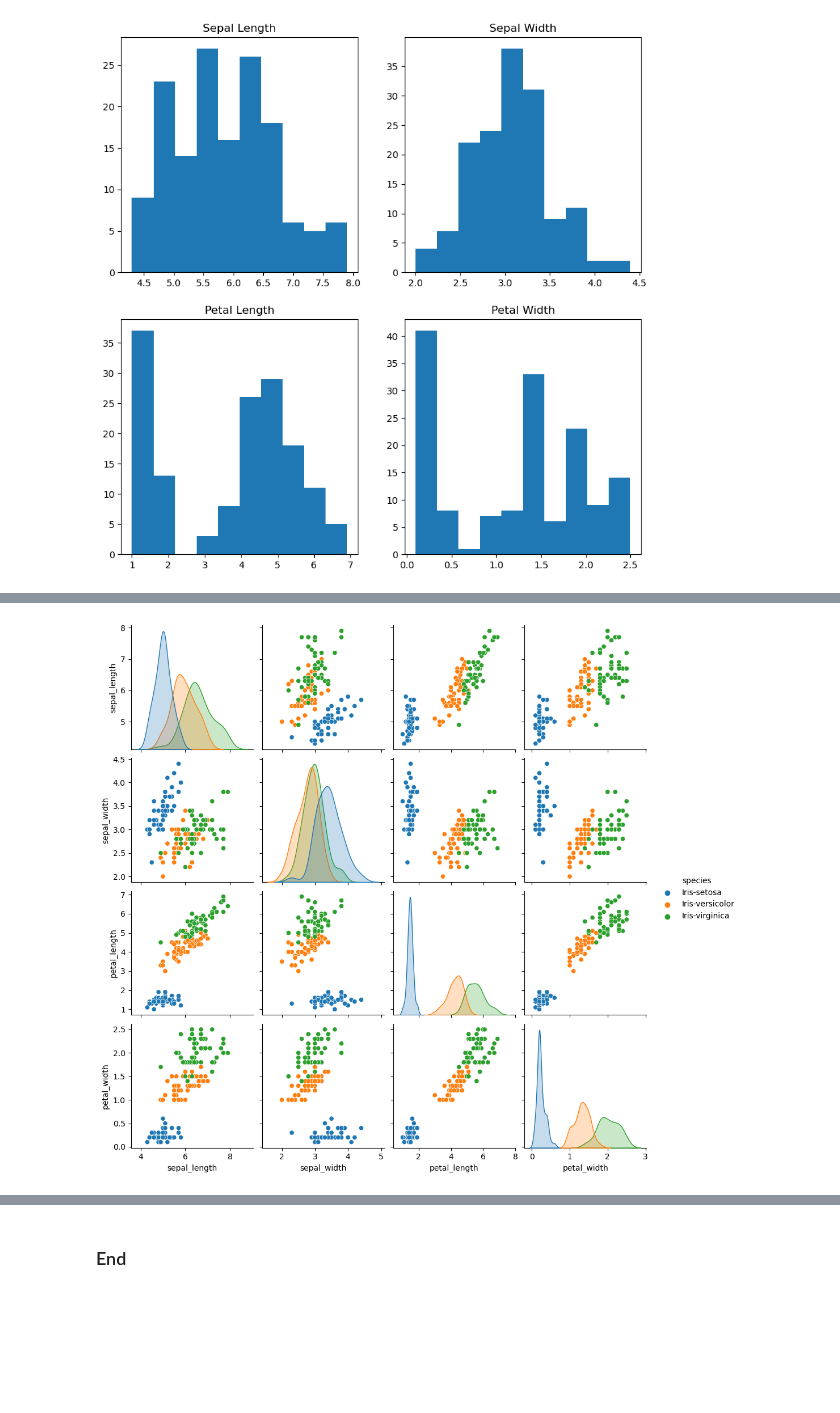
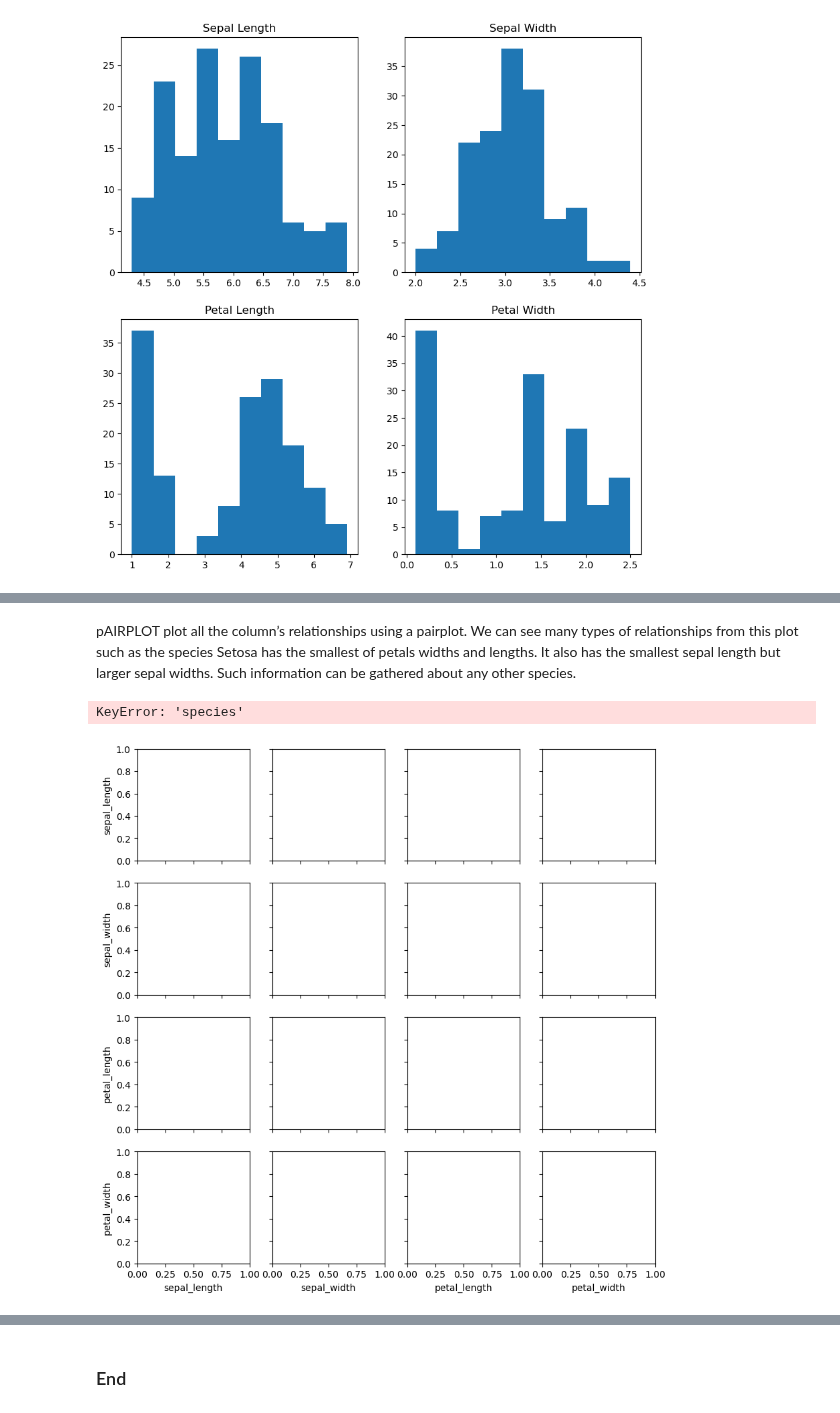
Before and after one commit to Sarahlouhast/FDA_Project, a Jupyter notebook: project.ipynb, the cells around one changed output, grey strips where cells are left out. Saved outputs shown, nothing was run; the diff lists cells and outputs as text; code cells hidden in the pictures; blank space fills up the shorter version.

```diff
--- a/project.ipynb
+++ b/project.ipynb
@@ -80,4 +105,0 @@ col_names = ['sepal_length', 'sepal_width', 'petal_length', 'petal_width', 'spec
-# %%
-# Read iris.data file into a DataFrame with column names
-df = pd.read_csv('iris.data', delimiter=',', names=col_names)
-df
@@ -177,8 +199,12 @@ plt.show()
+# %% [markdown]
+pAIRPLOT  plot all the column’s relationships using a pairplot.
+We can see many types of relationships from this plot such as the species Setosa has the smallest of petals widths and lengths. It also has the smallest sepal length but larger sepal widths. Such information can be gathered about any other species.
 # %%
 # Create a pairplot - using seaborn and matplotlib module - this is a useful in visualising the 3 species in pairs and see how they pair up together
 
-sns.pairplot(iris, hue='species')
+sns.pairplot(df, hue='species')
 
 plt.show()
 # %% [output]
+KeyError: 'species'
-[figure, old version]
+[figure, new version]
```
Also changed, not shown: parts of 29 cells of this notebook, 4 other files.
